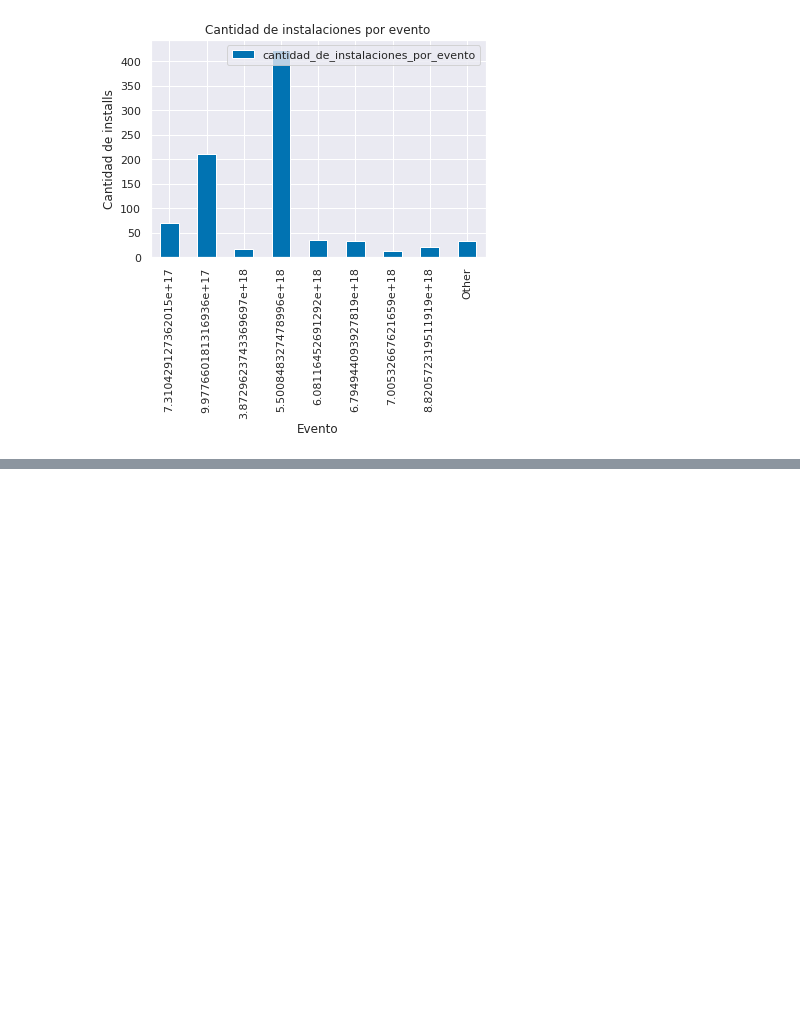
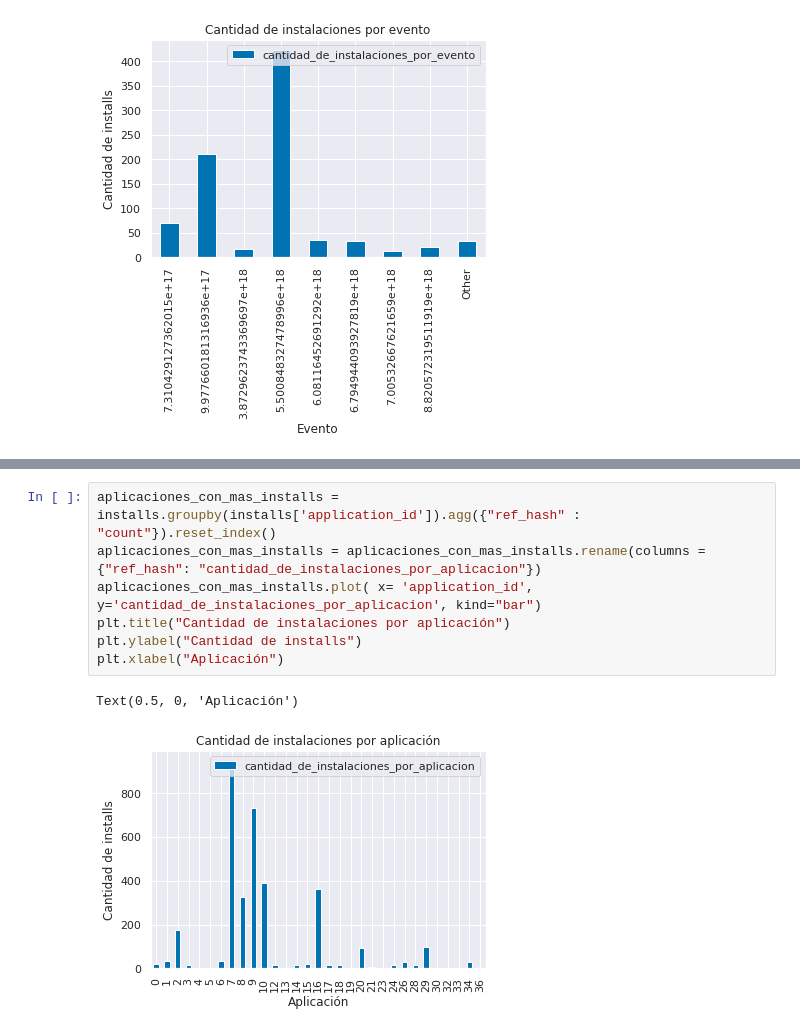
Before and after one commit to mateoicalvo/7506, a Jupyter notebook: tp1/analisis/installs/AnalisisInstalls.ipynb, the cells around one changed output, grey strips where cells are left out. Saved outputs shown, nothing was run; the diff lists cells and outputs as text; blank space fills up the shorter version.

Commit message:
analisis con clicks y aplicaciones

```diff
--- a/tp1/analisis/installs/AnalisisInstalls.ipynb
+++ b/tp1/analisis/installs/AnalisisInstalls.ipynb
@@ -172,0 +177,10 @@ install_evento.head()
+# %%
+aplicaciones_con_mas_installs = installs.groupby(installs['application_id']).agg({"ref_hash" : "count"}).reset_index()
+aplicaciones_con_mas_installs = aplicaciones_con_mas_installs.rename(columns = {"ref_hash": "cantidad_de_instalaciones_por_aplicacion"})
+aplicaciones_con_mas_installs.plot( x= 'application_id',  y='cantidad_de_instalaciones_por_aplicacion', kind="bar")
+plt.title("Cantidad de instalaciones por aplicación")
+plt.ylabel("Cantidad de installs")
+plt.xlabel("Aplicación")
+# %% [output]
+Text(0.5, 0, 'Aplicación')
+[figure, added]
```
Also changed, not shown: parts of 7 cells of this notebook.
